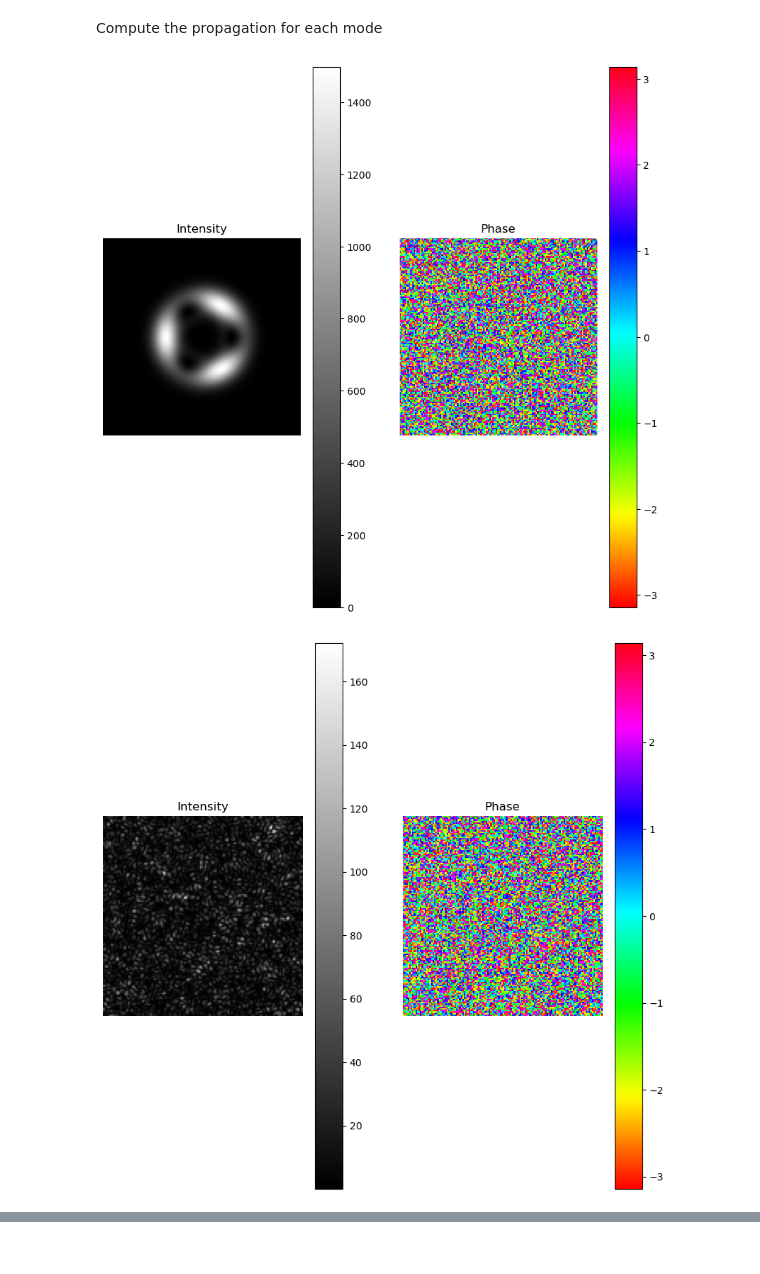
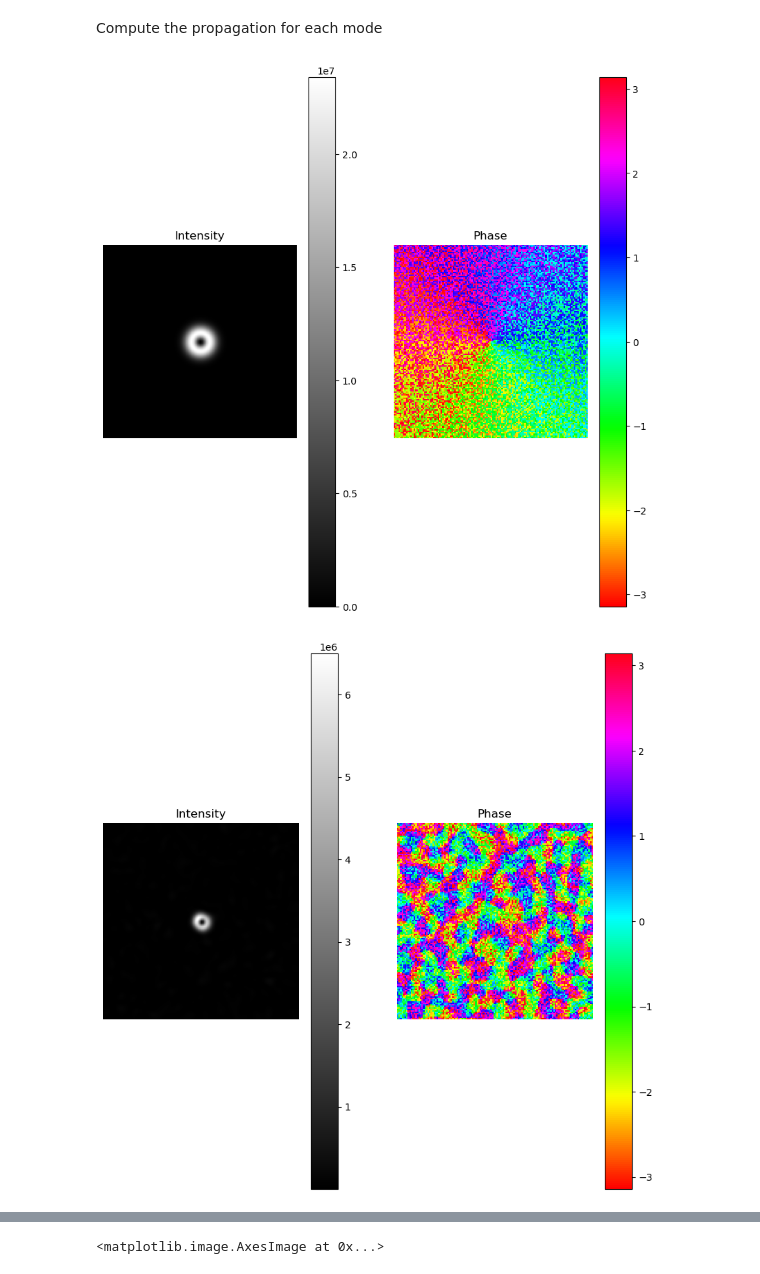
Before and after one commit to TareqJ1000/KnotSorter, a Jupyter notebook: PhaseAnalyzer.ipynb, the cells around one changed output, grey strips where cells are left out. Cells and saved outputs as stored; diff of their text form; code cells hidden in the pictures.

```diff
--- a/PhaseAnalyzer.ipynb
+++ b/PhaseAnalyzer.ipynb
@@ -41,12 +41,13 @@ def TotInt(Ex):
 # %% [markdown]
 # Create field & modes of interest following yaml configuration
 # %%
-stream = open(f"configs/ga_knots.yaml", 'r')
+stream = open(f"configs/ga1.yaml", 'r')
 cnfg = yaml.load(stream, Loader=Loader)
 
 N = cnfg['dim']
 num_of_output_chans = cnfg['num_output_chans']
 output_chan_width = cnfg['output_chan_width'] * mm # in mm
+num_of_phase_maps = cnfg['num_maps']
 
 # Some parameters specifying the LG modes
 
@@ -128,35 +182,39 @@ Compute the propagation for each mode
 # %%
 # Let's pick an LG beam to analyze
 
-field = list_of_OAMs[0].oamBeam
+field = list_of_OAMs[-1].oamBeam
 
 
 # modulate the field by the first phase map
 
-field_mod_1 = field*phaseScreenUno
+field_mod_1 = field *np.exp(1j*phase_out[0])
 
 TotInt(field_mod_1)
 
 # let's simulate the propagation of the lens
 
 field_lens, _ = propFF(field_mod_1,maxx,la,fourier_lens)
 
 # modulate the field by the second phase map
-
-field_mod_2 = field_lens*phaseScreenDos
+field_mod_2 = field_lens*np.exp(1j*phase_out[1])
 
 TotInt(field_mod_2)
 
 # simulate the lens field again. This is the final field.
 
 field_lens_2, _ = propFF(field_mod_2, maxx, la, fourier_lens)
 
 
 TotInt(field_lens_2)
 
+
+
+
+
 # compute the field intensity
 
 final_field_int = np.abs(field_lens_2)**2
+plt.imshow(final_field_int)
 # %% [output]
-[figure, old version]
+[figure, new version]
-[figure, old version]
+[figure, new version]
@@ -163,0 +222 @@ final_field_int = np.abs(field_lens_2)**2
+<matplotlib.image.AxesImage at 0x...>
```
Also changed, not shown: parts of 7 cells of this notebook, 21 other files.
